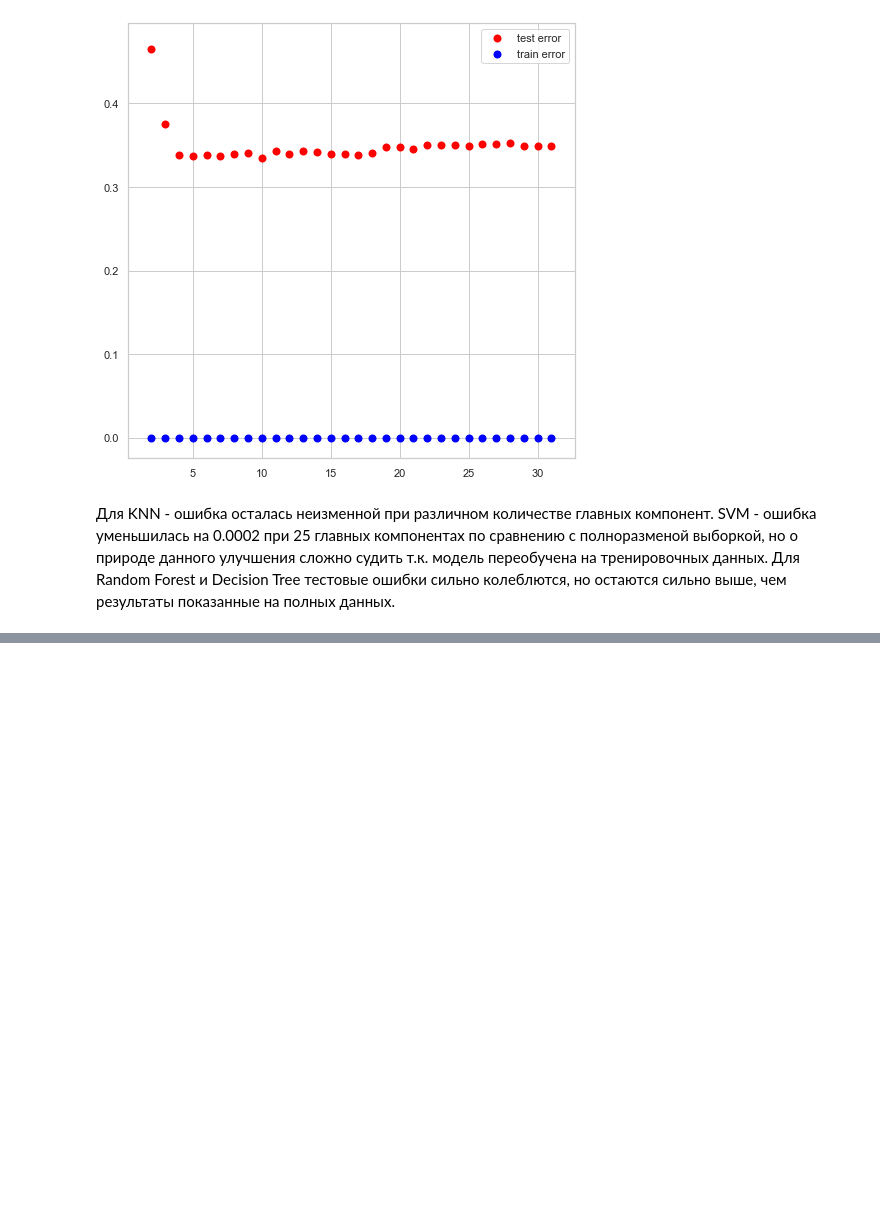
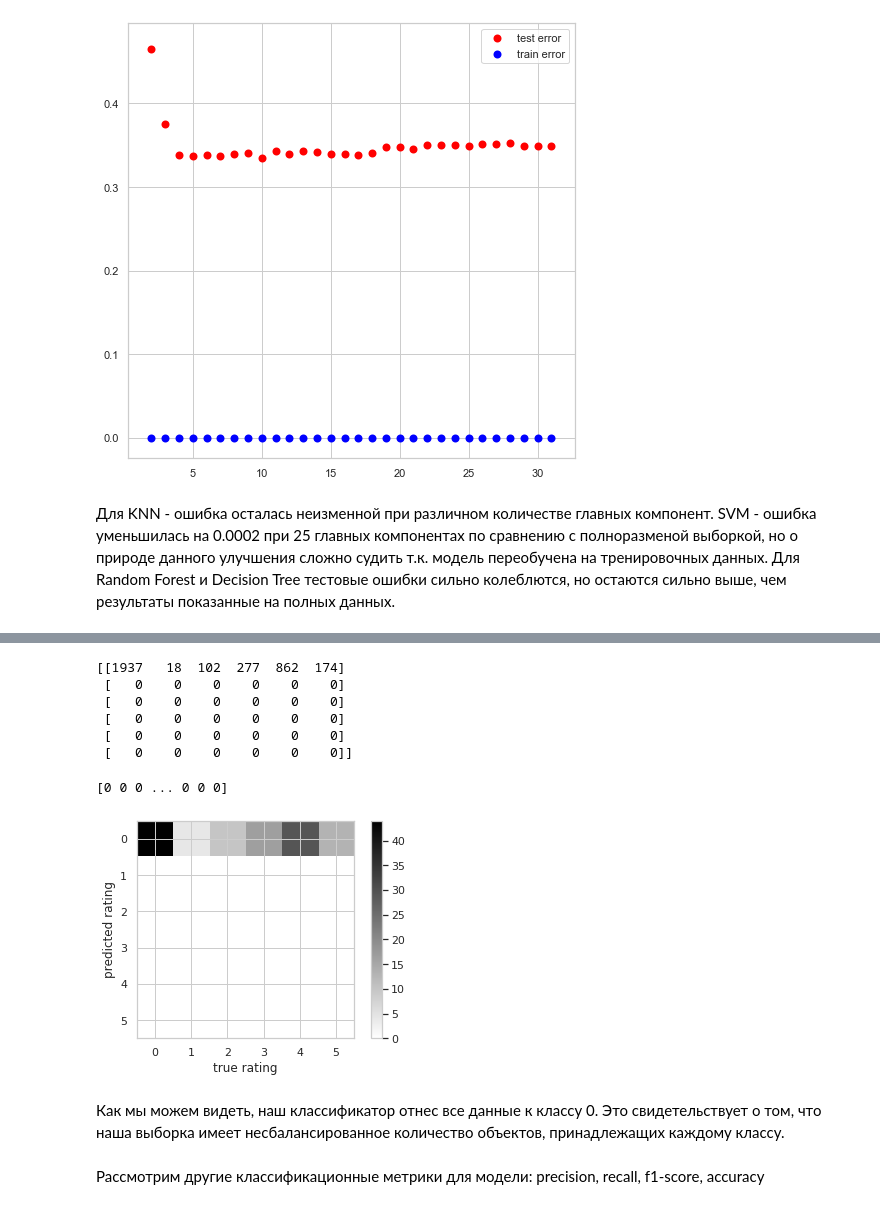
Before and after one commit to eaidova/ML, a Jupyter notebook: task1.ipynb, the cells around one changed output, grey strips where cells are left out. Drawn from its saved outputs; the diff is of its cells as text; code cells hidden in the pictures; blank space fills up the shorter version.

```diff
--- a/task1.ipynb
+++ b/task1.ipynb
@@ -930,0 +1024,30 @@ print("Наибольшая ошибка на тренировочной выб
+# %%
+from sklearn.metrics import confusion_matrix
+print(confusion_matrix(y_test_pred, y_test))
+# %% [output]
+[[1937   18  102  277  862  174]
+ [   0    0    0    0    0    0]
+ [   0    0    0    0    0    0]
+ [   0    0    0    0    0    0]
+ [   0    0    0    0    0    0]
+ [   0    0    0    0    0    0]]
+# %%
+print(y_test_pred)
+M = confusion_matrix(y_test_pred, y_test)
+M = np.sqrt(M)
+plt.imshow(M, interpolation = 'nearest')
+plt.set_cmap('binary')
+plt.xticks(range(6))
+plt.yticks(range(6))
+plt.xlabel("true rating")
+plt.ylabel("predicted rating")
+plt.colorbar()
+pass
+# %% [output]
+[0 0 0 ... 0 0 0]
+[figure, added]
+# %% [markdown]
+Как мы можем видеть, наш классификатор отнес все данные к классу 0. Это свидетельствует о том, что наша выборка имеет несбалансированное количество объектов, принадлежащих каждому классу.
+# %% [markdown]
+Рассмотрим другие классификационные метрики для модели:
+precision, recall, f1-score, accuracy
```
Also changed, not shown: parts of 23 cells of this notebook.
